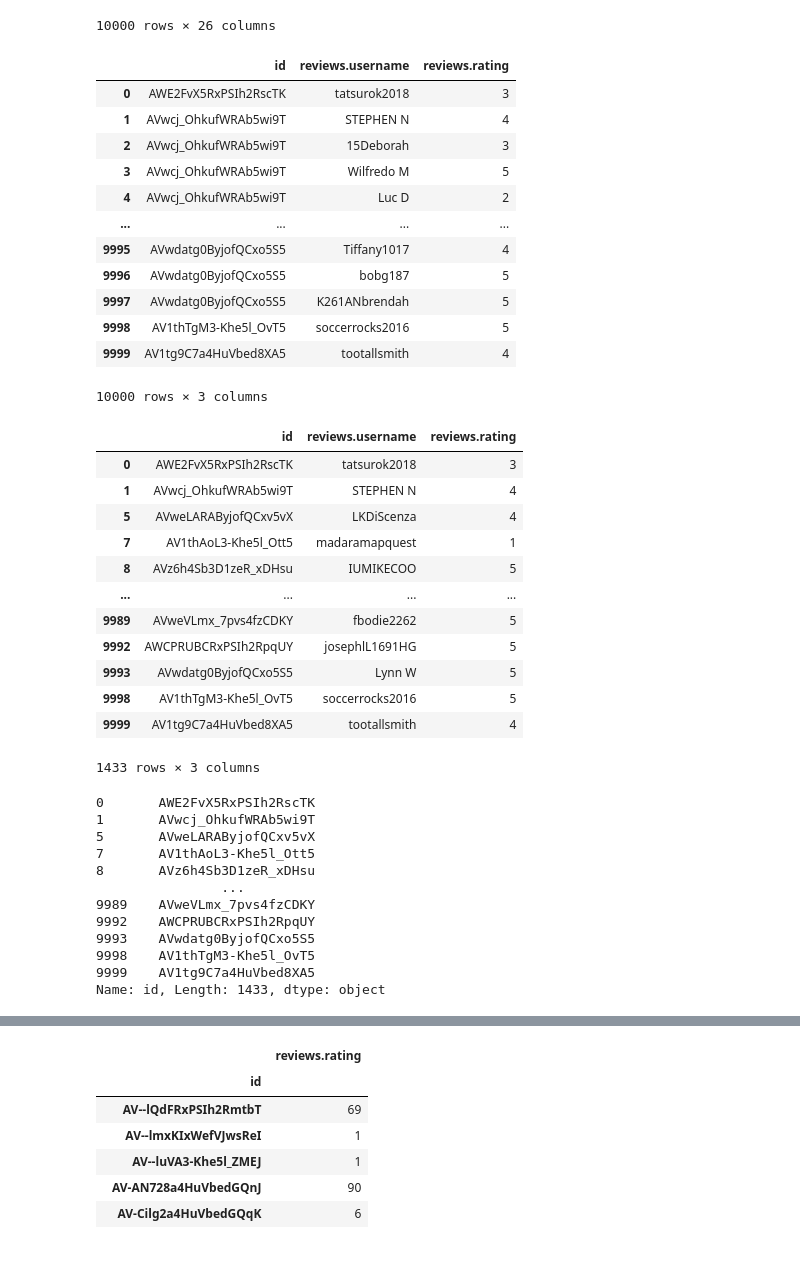
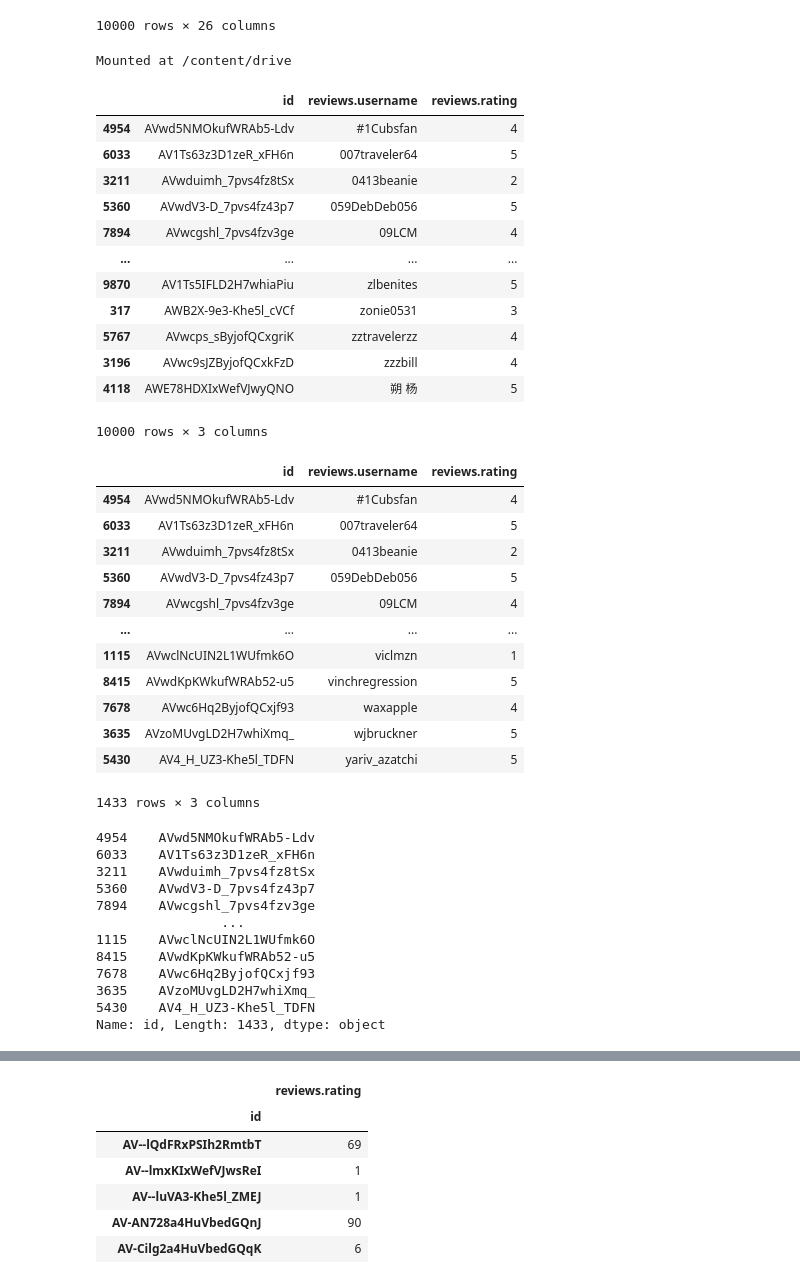
Before and after one commit to zulfauzi92/Hotel_Recomendation_Model_Traveloka, a Jupyter notebook: Eksplorasi Data/processing_datafiniti_dataset.ipynb, the cells around one changed output, grey strips where cells are left out. Saved outputs shown, nothing was run; the diff lists cells and outputs as text; code cells hidden in the pictures.

Commit message:
Create Vector and early Model
create vector for user, Hotel, and Rating and early model tensorflow

```diff
--- a/Eksplorasi Data/processing_datafiniti_dataset.ipynb
+++ b/Eksplorasi Data/processing_datafiniti_dataset.ipynb
@@ -6,6 +36,6 @@ import matplotlib.pyplot as plt
 # %%
 #Load datafiniti hotel reviews dataset
-dataset = pd.read_csv('Datafiniti_Hotel_Reviews_Jun19.csv')
+dataset = pd.read_csv('/content/drive/MyDrive/Hotel_Recomendation_Model_Traveloka/Eksplorasi Data/Datafiniti_Hotel_Reviews_Jun19.csv')
 dataset
 # %% [output]
 |  | id | dateAdded | dateUpdated | address | categories | primaryCategories | city | country | keys | ... |
@@ -21,23 +51,29 @@ dataset
 | 9998 | AV1thTgM3-Khe5l_OvT5 | 2017-07-23T03:37:13Z | 2018-12-02T00:27:00Z | 7886 Main Street | Hotels,Bar,Hotel,Restaurants | Accommodation & Food Services | Hunter | US | us/ny/hunter/7886mainstreet/-4353... | ... |
 | 9999 | AV1tg9C7a4HuVbed8XA5 | 2017-07-23T03:35:41Z | 2018-12-01T21:24:24Z | 3505 S Main St | Hotels,Hotels and motels,Corporat... | Accommodation & Food Services | Lindale | US | us/tx/lindale/3505smainst/-147603681 | ... |
 10000 rows × 26 columns
+# %%
+from google.colab import drive
+drive.mount('/content/drive')
+# %% [output]
+Mounted at /content/drive
 # %%
 # Take data columns hotel_id, review_username, and reviews_rating and sorting it by username
 user_rating = pd.DataFrame(dataset, columns=['id', 'reviews.username', 'reviews.rating'])
+user_rating = user_rating.sort_values(['reviews.username'])
 user_rating
 # %% [output]
 |  | id | reviews.username | reviews.rating |
-| 0 | AWE2FvX5RxPSIh2RscTK | tatsurok2018 | 3 |
-| 1 | AVwcj_OhkufWRAb5wi9T | STEPHEN N | 4 |
-| 2 | AVwcj_OhkufWRAb5wi9T | 15Deborah | 3 |
-| 3 | AVwcj_OhkufWRAb5wi9T | Wilfredo M | 5 |
-| 4 | AVwcj_OhkufWRAb5wi9T | Luc D | 2 |
+| 4954 | AVwd5NMOkufWRAb5-Ldv | #1Cubsfan | 4 |
+| 6033 | AV1Ts63z3D1zeR_xFH6n | 007traveler64 | 5 |
+| 3211 | AVwduimh_7pvs4fz8tSx | 0413beanie | 2 |
+| 5360 | AVwdV3-D_7pvs4fz43p7 | 059DebDeb056 | 5 |
+| 7894 | AVwcgshl_7pvs4fzv3ge | 09LCM | 4 |
 | ... | ... | ... | ... |
-| 9995 | AVwdatg0ByjofQCxo5S5 | Tiffany1017 | 4 |
-| 9996 | AVwdatg0ByjofQCxo5S5 | bobg187 | 5 |
-| 9997 | AVwdatg0ByjofQCxo5S5 | K261ANbrendah | 5 |
-| 9998 | AV1thTgM3-Khe5l_OvT5 | soccerrocks2016 | 5 |
-| 9999 | AV1tg9C7a4HuVbed8XA5 | tootallsmith | 4 |
+| 9870 | AV1Ts5IFLD2H7whiaPiu | zlbenites | 5 |
+| 317 | AWB2X-9e3-Khe5l_cVCf | zonie0531 | 3 |
+| 5767 | AVwcps_sByjofQCxgriK | zztravelerzz | 4 |
+| 3196 | AVwc9sJZByjofQCxkFzD | zzzbill | 4 |
+| 4118 | AWE78HDXIxWefVJwyQNO | 朔 杨 | 5 |
 10000 rows × 3 columns
 # %%
 # Drop duplicate data id_hotel based on user_rating data
@@ -45,34 +81,34 @@ hotel_unique = user_rating.drop_duplicates(subset=['id'], keep='first')
 hotel_unique
 # %% [output]
 |  | id | reviews.username | reviews.rating |
-| 0 | AWE2FvX5RxPSIh2RscTK | tatsurok2018 | 3 |
-| 1 | AVwcj_OhkufWRAb5wi9T | STEPHEN N | 4 |
-| 5 | AVweLARAByjofQCxv5vX | LKDiScenza | 4 |
-| 7 | AV1thAoL3-Khe5l_Ott5 | madaramapquest | 1 |
-| 8 | AVz6h4Sb3D1zeR_xDHsu | IUMIKECOO | 5 |
+| 4954 | AVwd5NMOkufWRAb5-Ldv | #1Cubsfan | 4 |
+| 6033 | AV1Ts63z3D1zeR_xFH6n | 007traveler64 | 5 |
+| 3211 | AVwduimh_7pvs4fz8tSx | 0413beanie | 2 |
+| 5360 | AVwdV3-D_7pvs4fz43p7 | 059DebDeb056 | 5 |
+| 7894 | AVwcgshl_7pvs4fzv3ge | 09LCM | 4 |
 | ... | ... | ... | ... |
-| 9989 | AVweVLmx_7pvs4fzCDKY | fbodie2262 | 5 |
-| 9992 | AWCPRUBCRxPSIh2RpqUY | josephlL1691HG | 5 |
-| 9993 | AVwdatg0ByjofQCxo5S5 | Lynn W | 5 |
-| 9998 | AV1thTgM3-Khe5l_OvT5 | soccerrocks2016 | 5 |
-| 9999 | AV1tg9C7a4HuVbed8XA5 | tootallsmith | 4 |
+| 1115 | AVwclNcUIN2L1WUfmk6O | viclmzn | 1 |
+| 8415 | AVwdKpKWkufWRAb52-u5 | vinchregression | 5 |
+| 7678 | AVwc6Hq2ByjofQCxjf93 | waxapple | 4 |
+| 3635 | AVzoMUvgLD2H7whiXmq_ | wjbruckner | 5 |
+| 5430 | AV4_H_UZ3-Khe5l_TDFN | yariv_azatchi | 5 |
 1433 rows × 3 columns
 # %%
 # Take only id_hotel
 hotel_unique_id = hotel_unique['id']
 hotel_unique_id
 # %% [output]
-0       AWE2FvX5RxPSIh2RscTK
-1       AVwcj_OhkufWRAb5wi9T
-5       AVweLARAByjofQCxv5vX
-7       AV1thAoL3-Khe5l_Ott5
-8       AVz6h4Sb3D1zeR_xDHsu
+4954    AVwd5NMOkufWRAb5-Ldv
+6033    AV1Ts63z3D1zeR_xFH6n
+3211    AVwduimh_7pvs4fz8tSx
+5360    AVwdV3-D_7pvs4fz43p7
+7894    AVwcgshl_7pvs4fzv3ge
                 ...
-9989    AVweVLmx_7pvs4fzCDKY
-9992    AWCPRUBCRxPSIh2RpqUY
-9993    AVwdatg0ByjofQCxo5S5
-9998    AV1thTgM3-Khe5l_OvT5
-9999    AV1tg9C7a4HuVbed8XA5
+1115    AVwclNcUIN2L1WUfmk6O
+8415    AVwdKpKWkufWRAb52-u5
+7678    AVwc6Hq2ByjofQCxjf93
+3635    AVzoMUvgLD2H7whiXmq_
+5430    AV4_H_UZ3-Khe5l_TDFN
 Name: id, Length: 1433, dtype: object
 # %%
 # Drop duplicate reviews_username based on user_rating data
```
Also changed, not shown: parts of 46 cells of this notebook.
